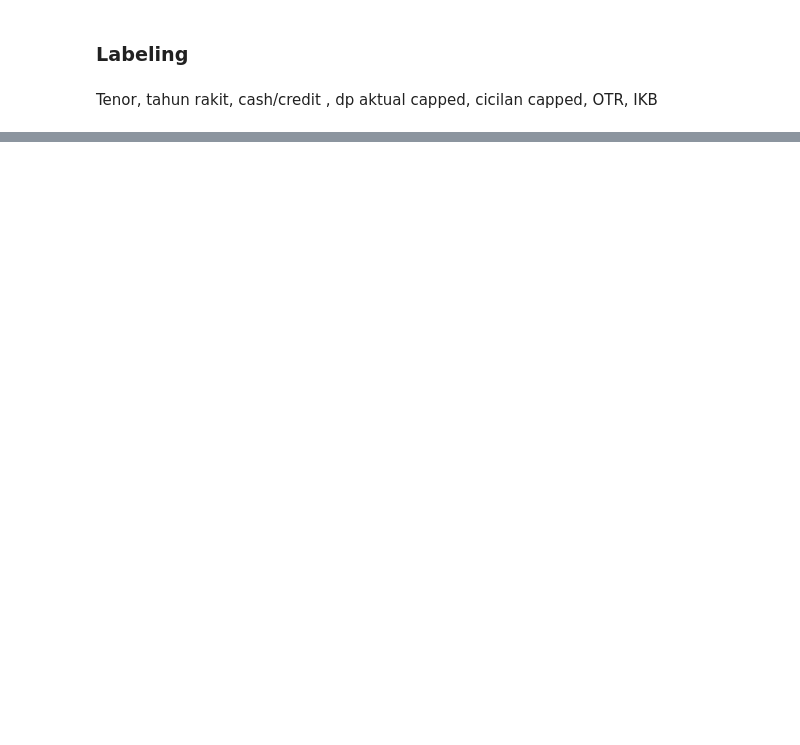
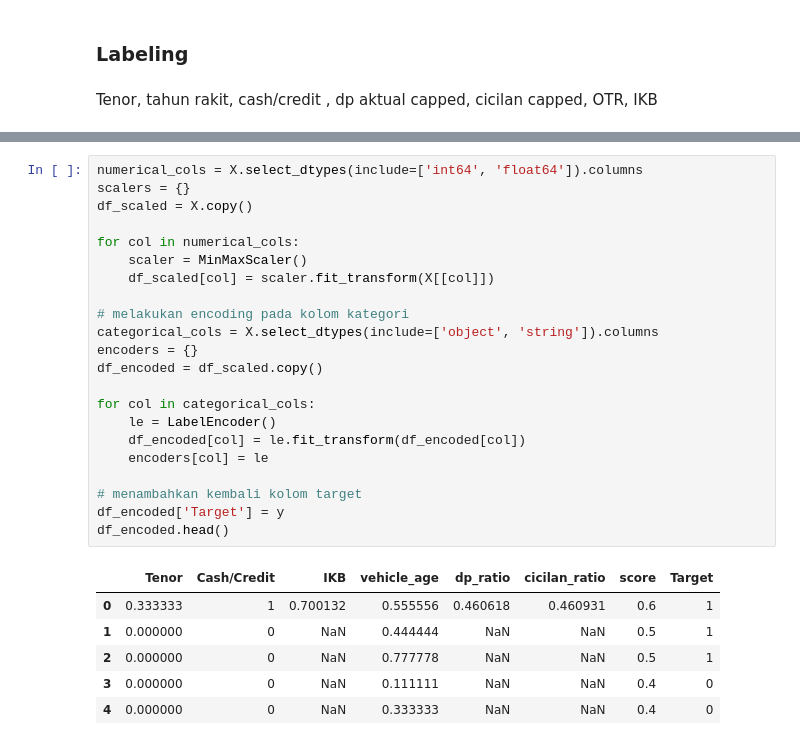
Before and after one commit to FauzanZF/UCSparc2026, a Jupyter notebook: fauzan969avere0.ipynb, the cells around one changed output, grey strips where cells are left out. Drawn from its saved outputs; the diff is of its cells as text; blank space fills up the shorter version.

```diff
--- a/fauzan969avere0.ipynb
+++ b/fauzan969avere0.ipynb
@@ -1661,0 +1657,29 @@ Note  (Opsional) Siapkan untuk model yang tidak bisa NaN
+# %%
+numerical_cols = X.select_dtypes(include=['int64', 'float64']).columns
+scalers = {}
+df_scaled = X.copy()
+
+for col in numerical_cols:
+    scaler = MinMaxScaler()
+    df_scaled[col] = scaler.fit_transform(X[[col]])
+
+# melakukan encoding pada kolom kategori
+categorical_cols = X.select_dtypes(include=['object', 'string']).columns
+encoders = {}
+df_encoded = df_scaled.copy()
+
+for col in categorical_cols:
+    le = LabelEncoder()
+    df_encoded[col] = le.fit_transform(df_encoded[col])
+    encoders[col] = le
+
+# menambahkan kembali kolom target
+df_encoded['Target'] = y
+df_encoded.head()
+# %% [output]
+|  | Tenor | Cash/Credit | IKB | vehicle_age | dp_ratio | cicilan_ratio | score | Target |
+| 0 | 0.333333 | 1 | 0.700132 | 0.555556 | 0.460618 | 0.460931 | 0.6 | 1 |
+| 1 | 0.000000 | 0 | NaN | 0.444444 | NaN | NaN | 0.5 | 1 |
+| 2 | 0.000000 | 0 | NaN | 0.777778 | NaN | NaN | 0.5 | 1 |
+| 3 | 0.000000 | 0 | NaN | 0.111111 | NaN | NaN | 0.4 | 0 |
+| 4 | 0.000000 | 0 | NaN | 0.333333 | NaN | NaN | 0.4 | 0 |
```
Also changed, not shown: parts of 51 cells of this notebook, 1 other file.
